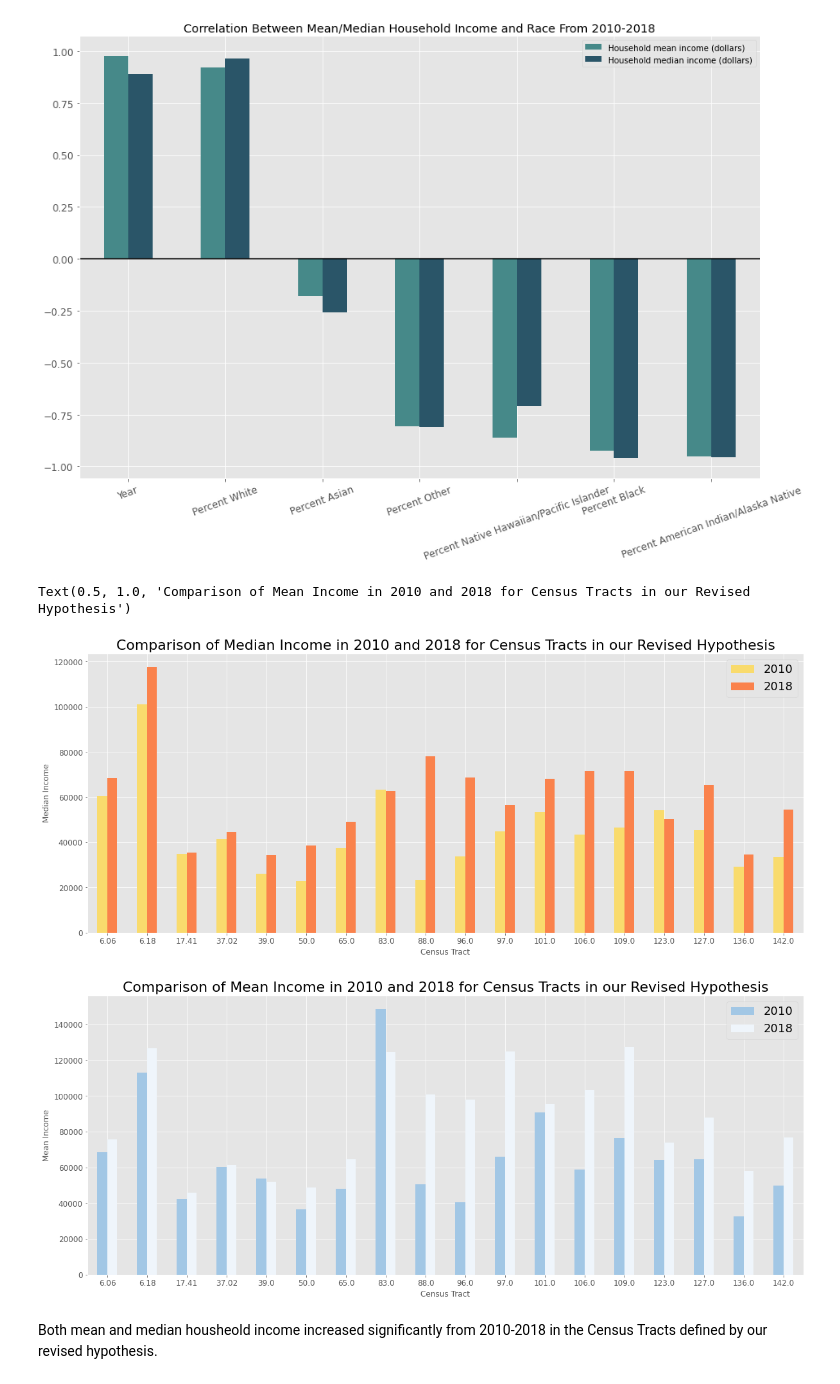
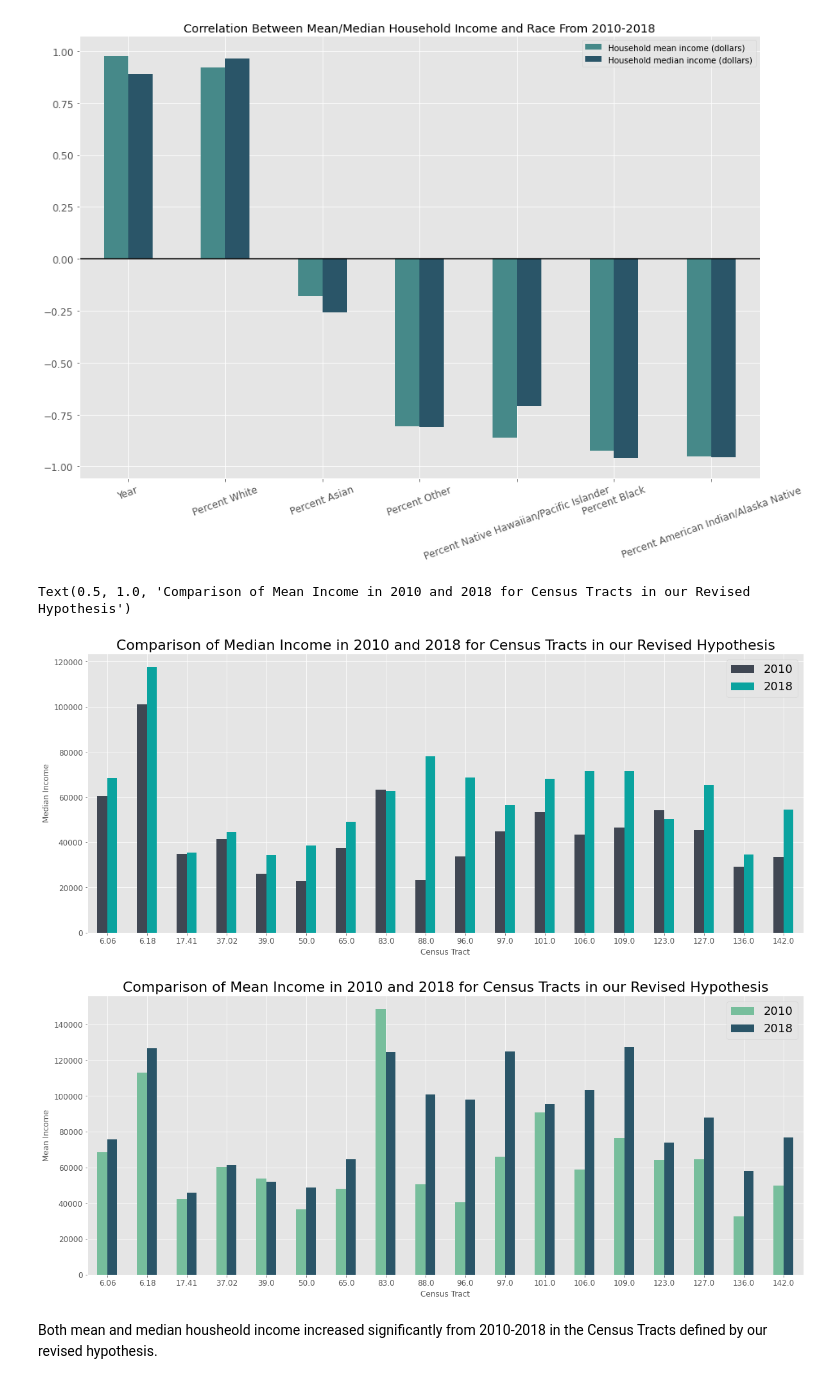
Before and after one commit to leosimanonok/DataScienceFinalTutorial, a Jupyter notebook: Combined_Leah.ipynb, the cells around one changed output. Saved outputs shown, nothing was run; the diff lists cells and outputs as text; code cells hidden in the pictures.

```diff
--- a/Combined_Leah.ipynb
+++ b/Combined_Leah.ipynb
@@ -239,35 +239,35 @@ revised_hyp = revised_hyp.loc[rev_hyp]
 
 #Specifying only two years of data: 2010, 2018
 inc_change = revised_hyp[(revised_hyp.Year==2010) | (revised_hyp.Year==2018)]
 
 #Change index back
 inc_change.reset_index(inplace=True)
 
 #-------------------------------------------Plotting--------------------------------------------
 
 #set theme
-temp = ['#f9db6d', '#fa824c', '#a2c7e5', '#eff5fb', '#e4572e', '#f9db6d']
+temp = theme
 
 ax1 = inc_change.pivot_table(index='Census Tract',
                        columns='Year', values='Household median income (dollars)'
                     ).plot.bar(figsize=(20,8), color=temp[:2], rot=0, fontsize='large')
 
 ax2 = inc_change.pivot_table(index='Census Tract',
                        columns='Year', values='Household mean income (dollars)'
                    ).plot.bar(figsize=(20,8), color=temp[2:4], rot=0, fontsize='large')
 
 #Setting labels and titles
 ax1.legend(fontsize=18)
 ax1.set_ylabel('Median Income')
 ax1.set_title('Comparison of Median Income in 2010 and 2018 for Census Tracts in our Revised Hypothesis',
                                                                                           fontsize=22)
 ax2.legend(fontsize=18)
 ax2.set_ylabel('Mean Income')
 ax2.set_title('Comparison of Mean Income in 2010 and 2018 for Census Tracts in our Revised Hypothesis',
                                                                                           fontsize=22)
 # %% [output]
 Text(0.5, 1.0, 'Comparison of Mean Income in 2010 and 2018 for Census Tracts in our Revised Hypothesis')
-[figure, old version]
+[figure, new version]
-[figure, old version]
+[figure, new version]
 # %% [markdown]
 Both mean and median housheold income increased significantly from 2010-2018 in the Census Tracts defined by our revised hypothesis.
```
Also changed, not shown: parts of 32 cells of this notebook.
